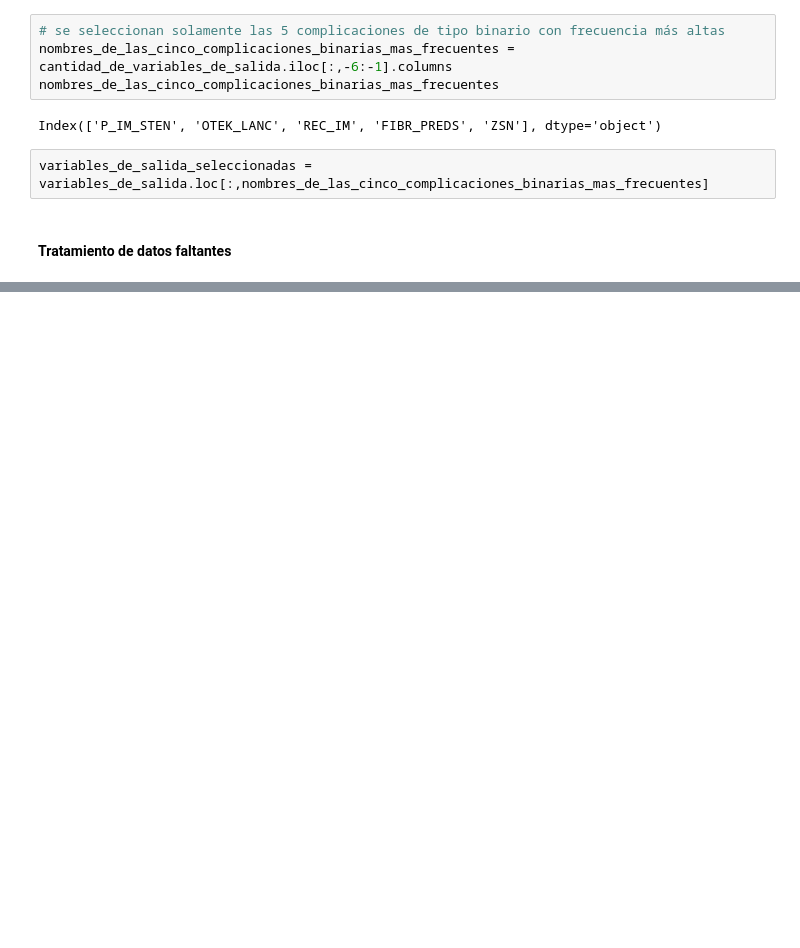
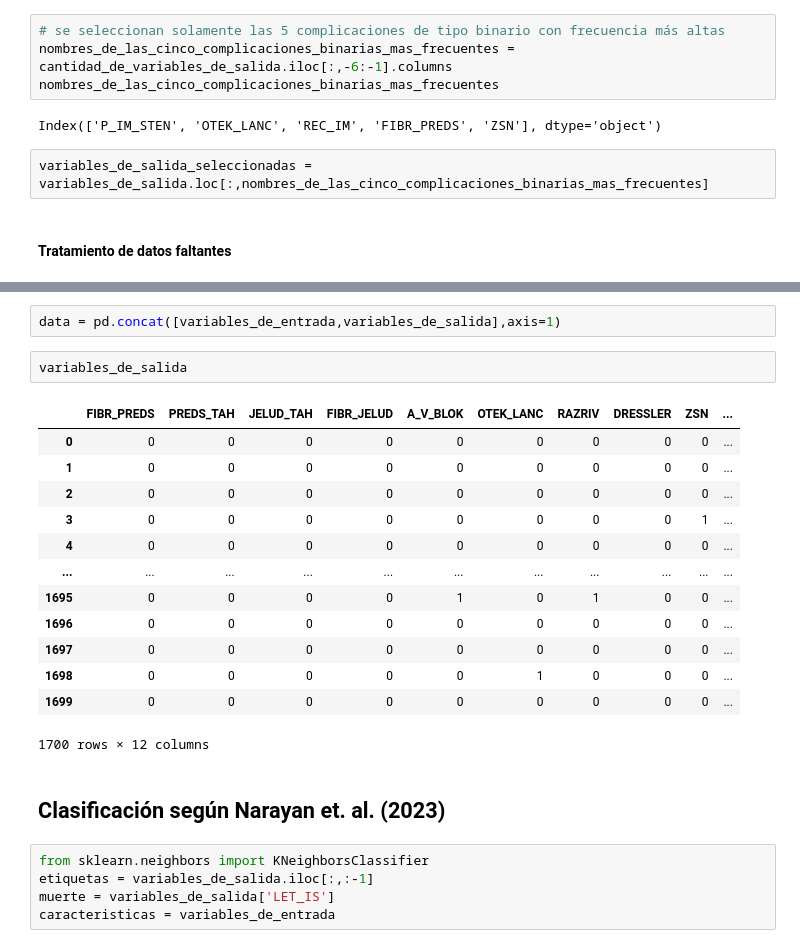
Before and after one commit to jjacostupa/inf648-proyecto-de-curso, a Jupyter notebook: 3. Scripts/Replicacion_de_Narayan_et_al.ipynb, the cells around one changed output, grey strips where cells are left out. Saved outputs shown, nothing was run; the diff lists cells and outputs as text; blank space fills up the shorter version.

```diff
--- a/3. Scripts/Replicacion_de_Narayan_et_al.ipynb
+++ b/3. Scripts/Replicacion_de_Narayan_et_al.ipynb
@@ -123,0 +157,25 @@ variables_de_entrada.shape # se eliminaron las 7 columnas problemáticas
+# %%
+data = pd.concat([variables_de_entrada,variables_de_salida],axis=1)
+# %%
+variables_de_salida
+# %% [output]
+|  | FIBR_PREDS | PREDS_TAH | JELUD_TAH | FIBR_JELUD | A_V_BLOK | OTEK_LANC | RAZRIV | DRESSLER | ZSN | ... |
+| 0 | 0 | 0 | 0 | 0 | 0 | 0 | 0 | 0 | 0 | ... |
+| 1 | 0 | 0 | 0 | 0 | 0 | 0 | 0 | 0 | 0 | ... |
+| 2 | 0 | 0 | 0 | 0 | 0 | 0 | 0 | 0 | 0 | ... |
+| 3 | 0 | 0 | 0 | 0 | 0 | 0 | 0 | 0 | 1 | ... |
+| 4 | 0 | 0 | 0 | 0 | 0 | 0 | 0 | 0 | 0 | ... |
+| ... | ... | ... | ... | ... | ... | ... | ... | ... | ... | ... |
+| 1695 | 0 | 0 | 0 | 0 | 1 | 0 | 1 | 0 | 0 | ... |
+| 1696 | 0 | 0 | 0 | 0 | 0 | 0 | 0 | 0 | 0 | ... |
+| 1697 | 0 | 0 | 0 | 0 | 0 | 0 | 0 | 0 | 0 | ... |
+| 1698 | 0 | 0 | 0 | 0 | 0 | 1 | 0 | 0 | 0 | ... |
+| 1699 | 0 | 0 | 0 | 0 | 0 | 0 | 0 | 0 | 0 | ... |
+1700 rows × 12 columns
+# %% [markdown]
+## Clasificación según Narayan et. al. (2023)
+# %%
+from sklearn.neighbors import KNeighborsClassifier
+etiquetas = variables_de_salida.iloc[:,:-1]
+muerte = variables_de_salida['LET_IS']
+caracteristicas = variables_de_entrada
```
Also changed, not shown: parts of 12 cells of this notebook.
